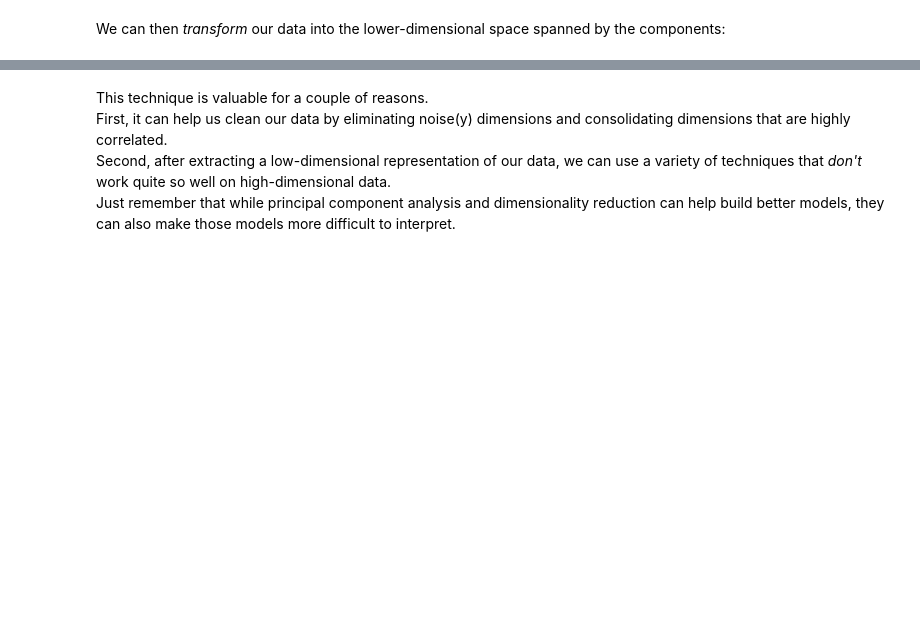
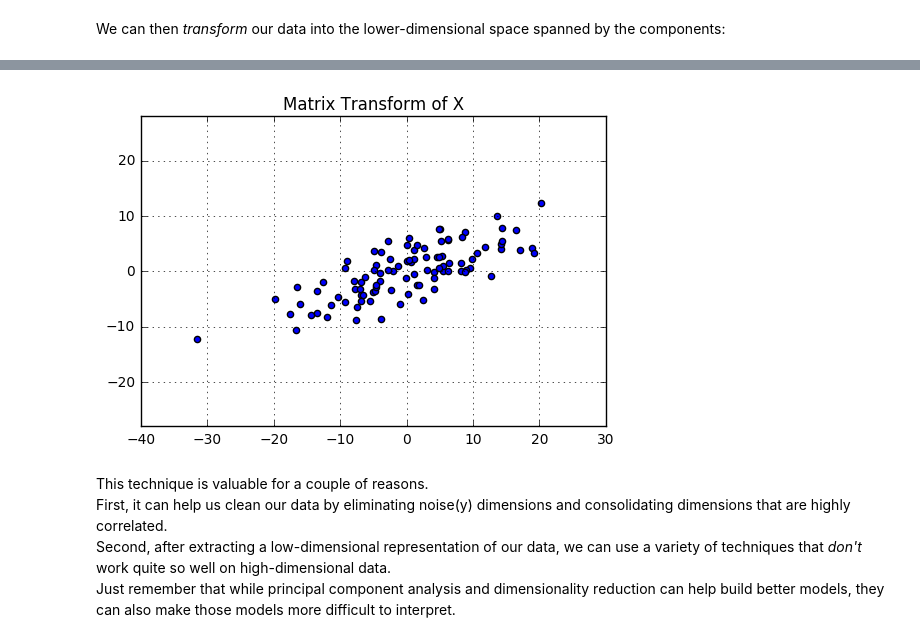
Before and after one commit to bgroveben/DataScienceFromScratch, a Jupyter notebook: 10_Chapter_Working_With_Data.ipynb, the cells around one changed output, grey strips where cells are left out. Cells and saved outputs as stored; diff of their text form; code cells hidden in the pictures; blank space fills up the shorter version.

Commit message:
Calculate and plot matrix transformations, finish Chapter 10

```diff
--- a/10_Chapter_Working_With_Data.ipynb
+++ b/10_Chapter_Working_With_Data.ipynb
@@ -1201,3 +1230,16 @@ def transform(X, components):
+# %%
+matrix_transform = transform(zero_mean_matrix, principal_component_analysis(zero_mean_matrix,2))
+mt_points = zip(*matrix_transform)
+f, ax = plt.subplots(1)
+x = demean_points[0]
+y = demean_points[1]
+ax.scatter(x, y)
+ax.set_ylim(ymin=-28, ymax=28)
+ax.grid(True)
+plt.title("Matrix Transform of X")
+plt.show(f)
+# %% [output]
+[figure, added]
 # %% [markdown]
 This technique is valuable for a couple of reasons.
 First, it can help us clean our data by eliminating noise(y) dimensions and consolidating dimensions that are highly correlated.
```
Also changed, not shown: parts of 4 cells of this notebook, 1 other file.
